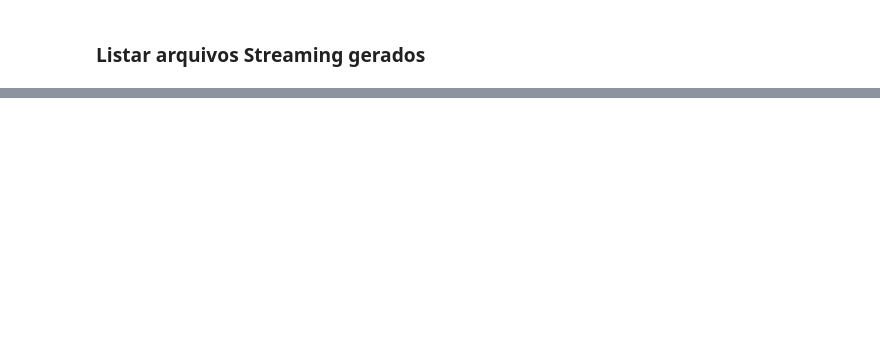
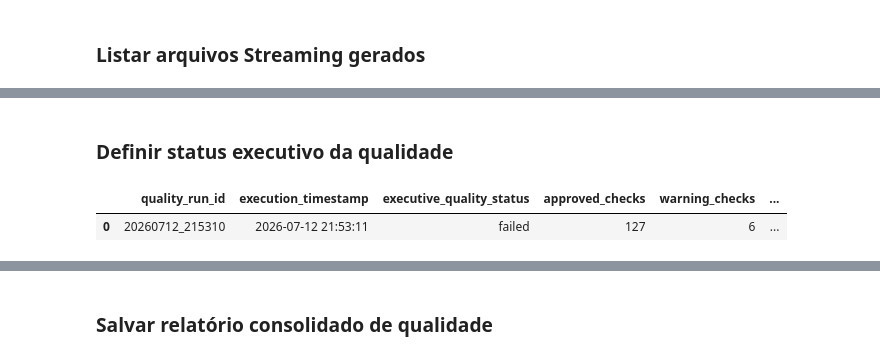
Before and after one commit to acorrea79/techchallenge-fase2-pipeline-alfabetizacao, a Jupyter notebook: notebooks/pipeline_alfabetizacao.ipynb, the cells around one changed output, grey strips where cells are left out. Saved outputs shown, nothing was run; the diff lists cells and outputs as text; code cells hidden in the pictures; blank space fills up the shorter version.

```diff
--- a/notebooks/pipeline_alfabetizacao.ipynb
+++ b/notebooks/pipeline_alfabetizacao.ipynb
@@ -2830,0 +2981,11 @@ else:
+# %%
+# Configuração da etapa de qualidade consolidada
+
+QUALITY_PATH = BASE_PATH / "data" / "quality"
+QUALITY_PATH.mkdir(parents=True, exist_ok=True)
+
+quality_checks = []
+quality_run_id = datetime.now().strftime("%Y%m%d_%H%M%S")
+
+write_log("Passo 10 iniciado: qualidade de dados consolidada.")
+write_log(f"Quality run id: {quality_run_id}")
@@ -2830,0 +3725,39 @@ else:
+# %% [markdown]
+### Definir status executivo da qualidade
+# %%
+# Definição do status executivo da qualidade
+
+failed_checks = int((df_quality_checks["status"] == "failed").sum())
+warning_checks = int((df_quality_checks["status"] == "warning").sum())
+approved_checks = int((df_quality_checks["status"] == "approved").sum())
+
+if failed_checks > 0:
+    executive_quality_status = "failed"
+elif warning_checks > 0:
+    executive_quality_status = "approved_with_warnings"
+else:
+    executive_quality_status = "approved"
+
+quality_executive_summary = {
+    "quality_run_id": quality_run_id,
+    "execution_timestamp": datetime.now().strftime("%Y-%m-%d %H:%M:%S"),
+    "executive_quality_status": executive_quality_status,
+    "approved_checks": approved_checks,
+    "warning_checks": warning_checks,
+    "failed_checks": failed_checks,
+    "total_checks": int(len(df_quality_checks)),
+    "interpretation": (
+        "Pipeline aprovada com alertas controlados."
+        if executive_quality_status == "approved_with_warnings"
+        else "Pipeline aprovada sem falhas críticas."
+        if executive_quality_status == "approved"
+        else "Pipeline possui falhas críticas que exigem correção."
+    )
+}
+
+display(pd.DataFrame([quality_executive_summary]))
+
+write_log(f"Status executivo da qualidade: {executive_quality_status}")
+# %% [output]
+|  | quality_run_id | execution_timestamp | executive_quality_status | approved_checks | warning_checks | ... |
+| 0 | 20260712_215310 | 2026-07-12 21:53:11 | failed | 127 | 6 | ... |
@@ -2830,0 +3765,2 @@ else:
+# %% [markdown]
+### Salvar relatório consolidado de qualidade
```
Also changed, not shown: parts of 76 cells of this notebook.
